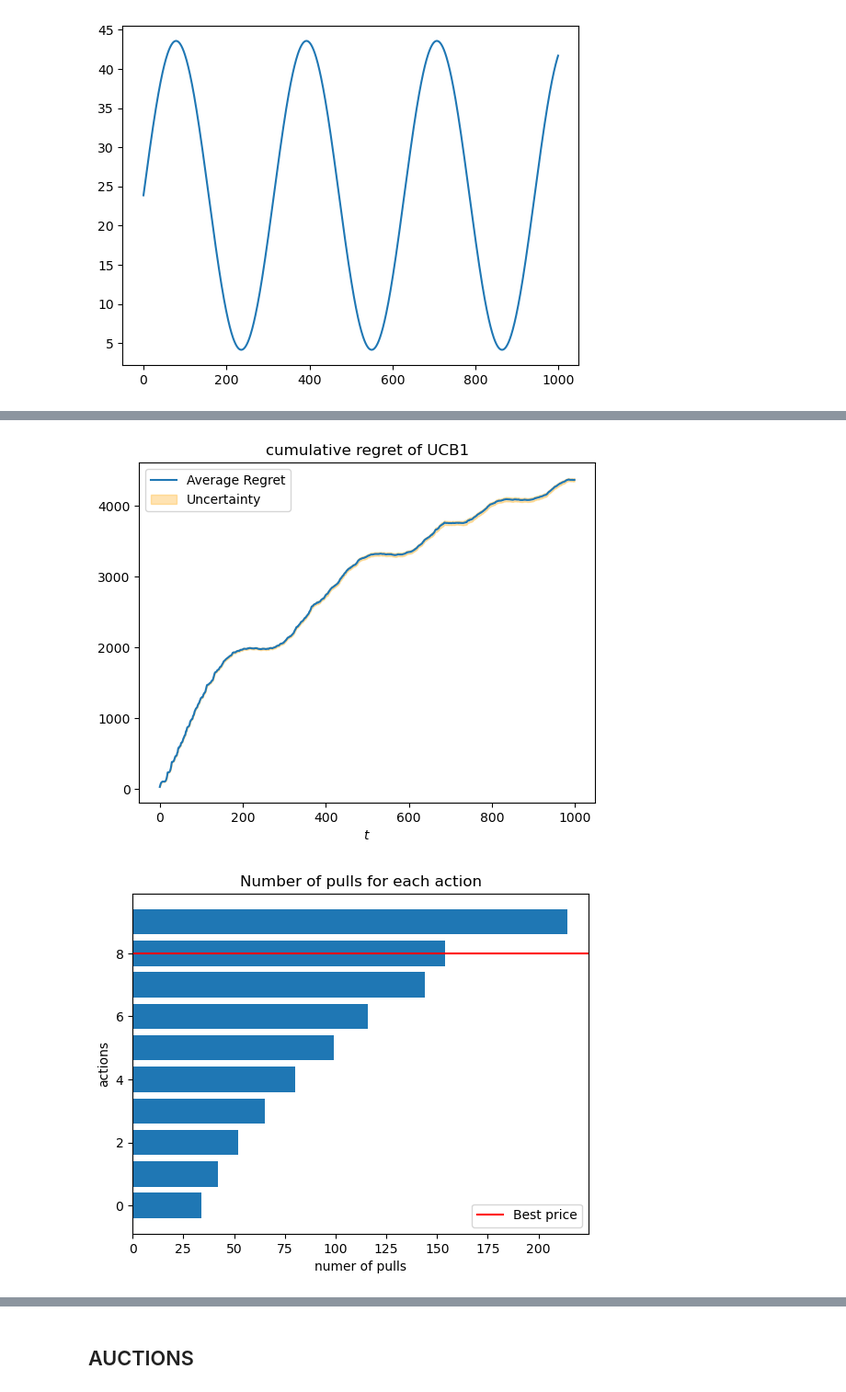
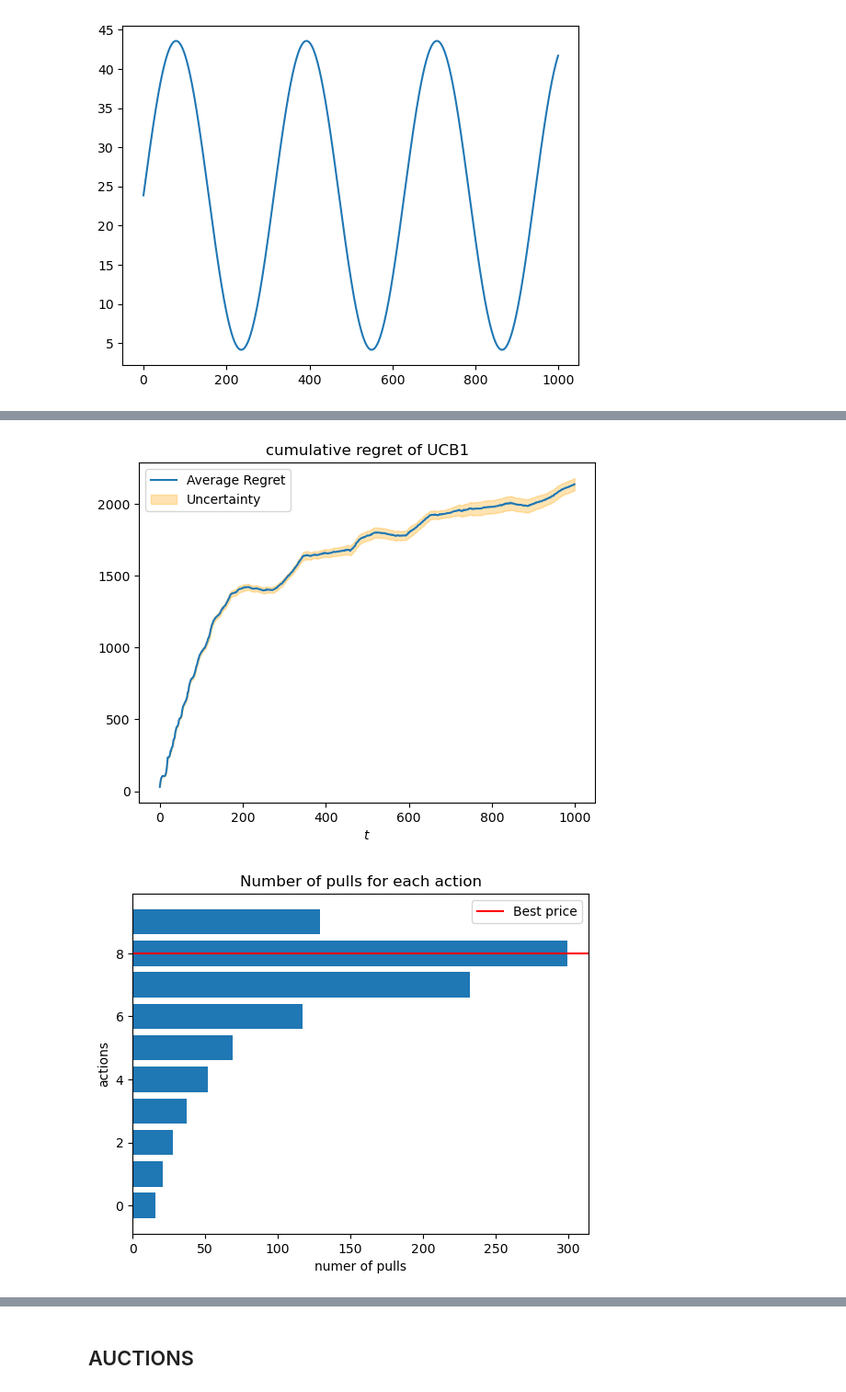
Before and after one commit to giulio8/OLA_project, a Jupyter notebook: Adversarial Environment.ipynb, the cells around one changed output, grey strips where cells are left out. Shown at 92% size. Cells and saved outputs as stored; diff of their text form; code cells hidden in the pictures.

```diff
--- a/Adversarial Environment.ipynb
+++ b/Adversarial Environment.ipynb
@@ -90,7 +90,7 @@ regret_per_trial = []
 for seed in range(n_trials):
     np.random.seed(seed)
     env = PricingEnvironment(conversion_probability=conversion_probability, cost=cost)
-    ucb_agent = UCB1Agent(NUMBER_OF_PRICES, T, range=maximum_profit)
+    ucb_agent = UCB1Agent(NUMBER_OF_PRICES, T, range=maximum_profit/2) # modified parameter to decrease exporation improving the performance
 
     agent_rewards = np.array([])
 
@@ -140,5 +140,5 @@ plt.show()
-[figure, old version]
+[figure, new version]
-[figure, old version]
+[figure, new version]
 # %%
 from scipy.optimize import curve_fit
 fit_window = np.arange(10, T)
```
Also changed, not shown: parts of 5 cells of this notebook, 18 other files.
